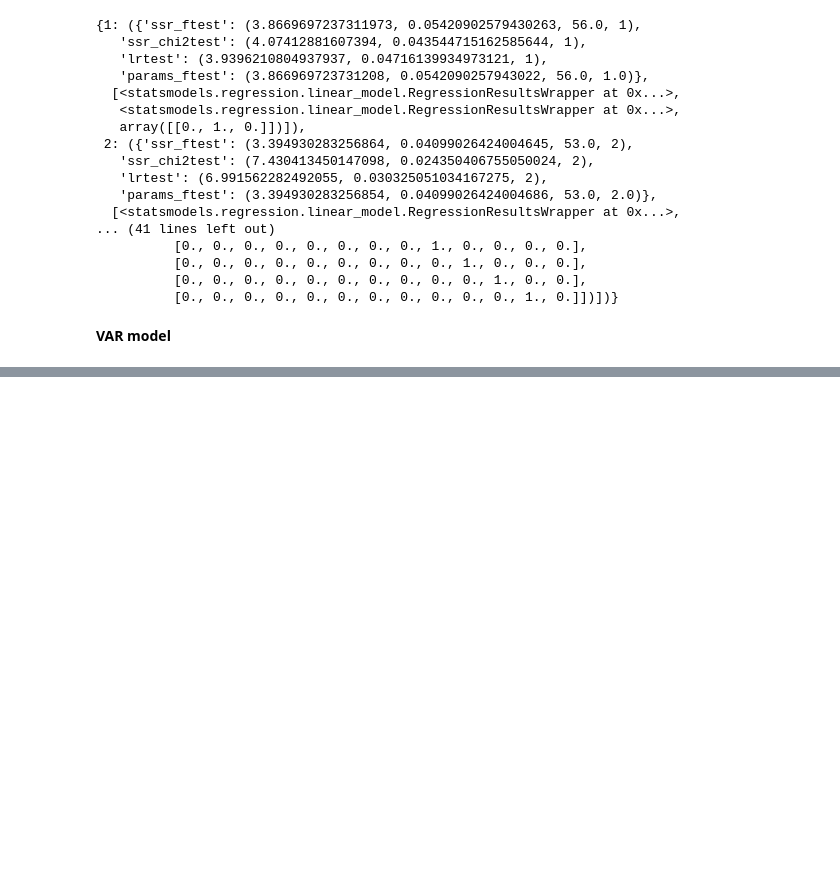
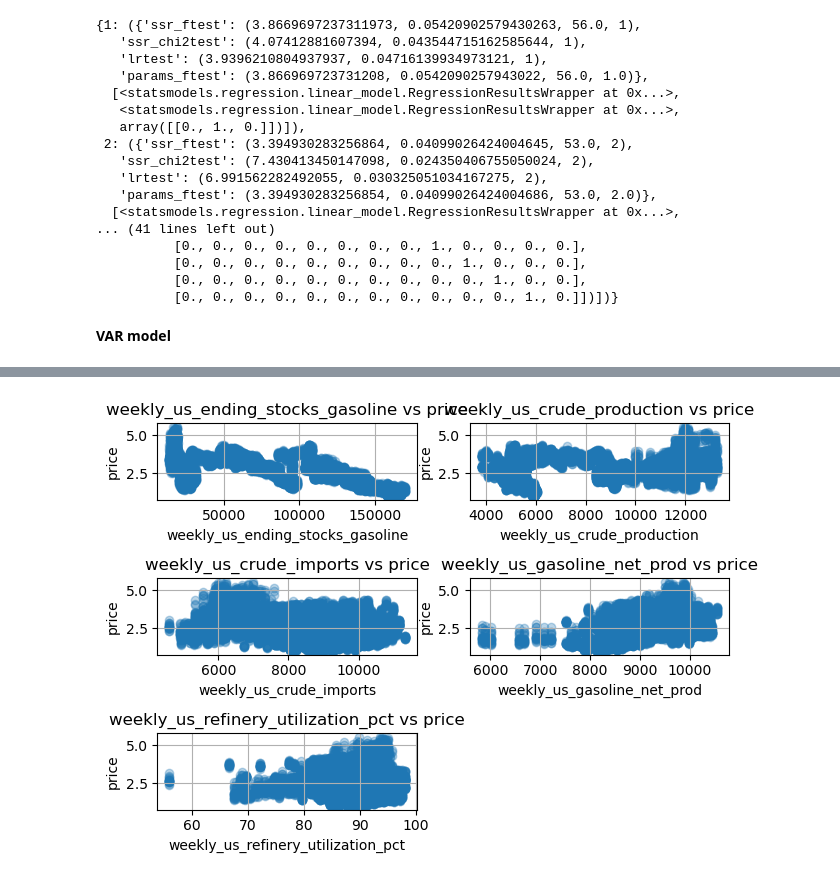
Before and after one commit to zenbean/Citadel-Women-s-Datathon-2025, a Jupyter notebook: consumer.ipynb, the cells around one changed output, grey strips where cells are left out. Saved outputs shown, nothing was run; the diff lists cells and outputs as text; code cells hidden in the pictures; blank space fills up the shorter version.

```diff
--- a/consumer.ipynb
+++ b/consumer.ipynb
@@ -679,0 +859,17 @@ plt.show()
+# %%
+# Identify feature columns (all except the target 'price')
+feature_cols = [col for col in full_df.columns if col != 'price']
+
+# Create scatterplots for each feature vs target
+for i, col in enumerate(feature_cols):
+    plt.subplot(3, 2, i+1)
+    plt.scatter(full_df[col], full_df['price'], alpha=0.3)
+    plt.title(f'{col} vs price')
+    plt.xlabel(col)
+    plt.ylabel('price')
+    plt.grid(True)
+
+plt.tight_layout()
+plt.show()
+# %% [output]
+[figure, added]
```
Also changed, not shown: parts of 27 cells of this notebook, 4 other files.
